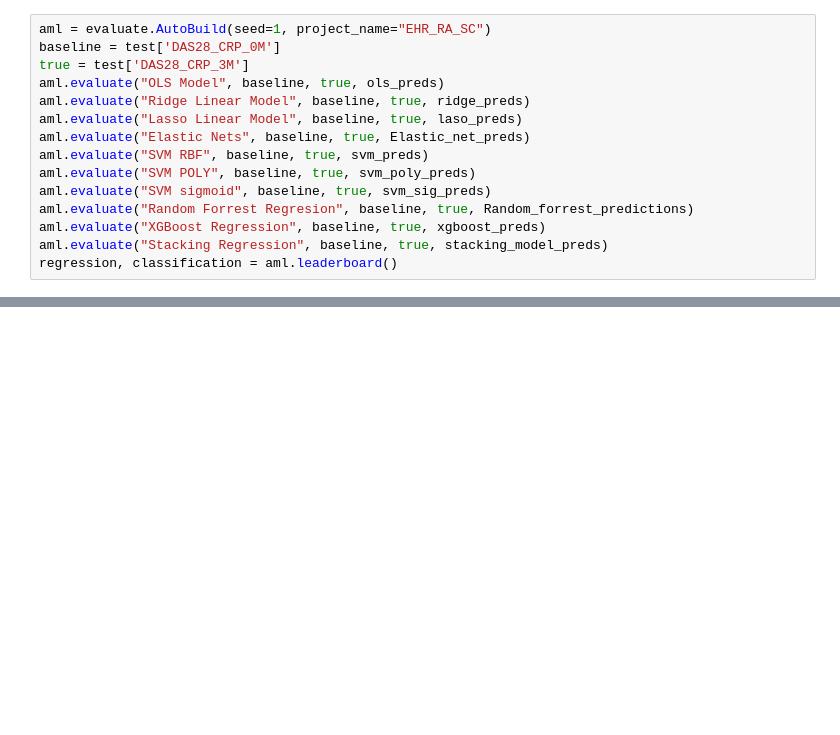
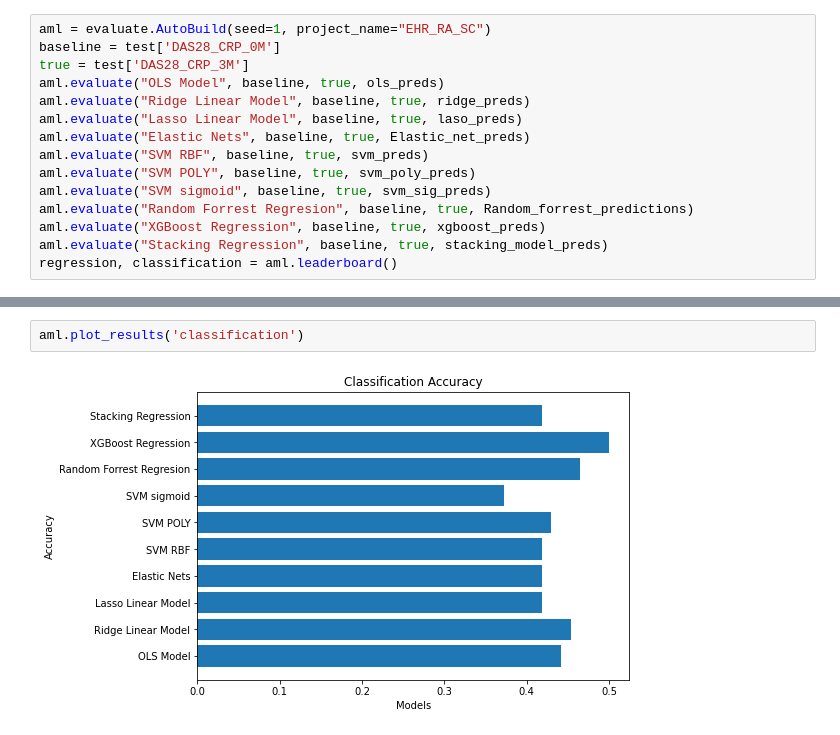
Before and after one commit to Gaskell-1206/Ensemble_DRP, a Jupyter notebook: ML_Model (Buz's Work)/intital_benchmarking.ipynb, the cells around one changed output, grey strips where cells are left out. Saved outputs shown, nothing was run; the diff lists cells and outputs as text; blank space fills up the shorter version.

```diff
--- a/ML_Model (Buz's Work)/intital_benchmarking.ipynb
+++ b/ML_Model (Buz's Work)/intital_benchmarking.ipynb
@@ -173,0 +181,4 @@ classification
+# %%
+aml.plot_results('classification')
+# %% [output]
+[figure, added]
```
Also changed, not shown: parts of 6 cells of this notebook, 1 other file.
